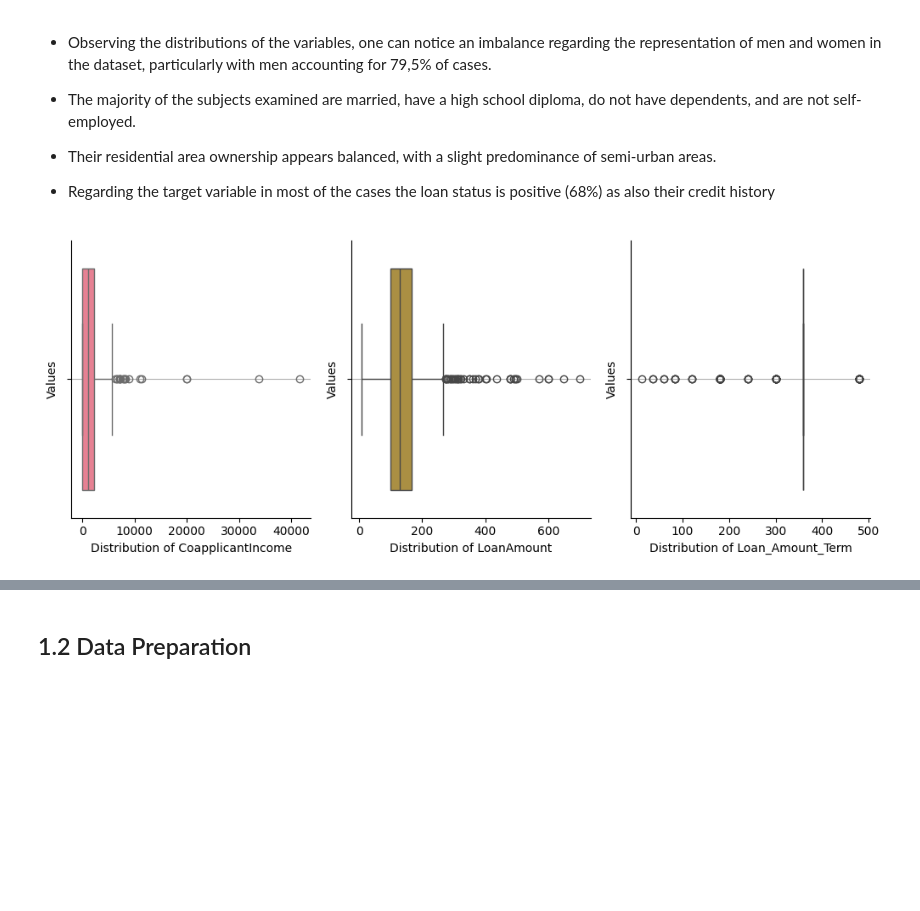
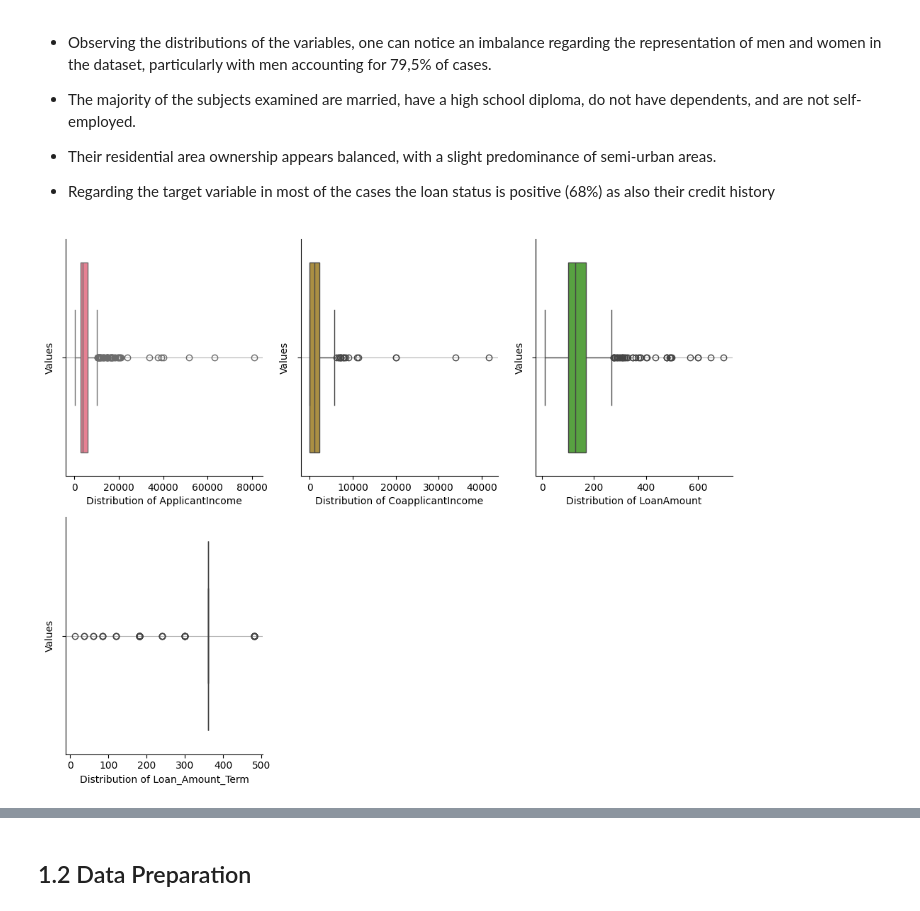
Before and after one commit to NiccoloMarzi/Ethics-in-AI, a Jupyter notebook: loan_eligibility.ipynb, the cells around one changed output, grey strips where cells are left out. Drawn from its saved outputs; the diff is of its cells as text; code cells hidden in the pictures; blank space fills up the shorter version.

```diff
--- a/loan_eligibility.ipynb
+++ b/loan_eligibility.ipynb
@@ -124,7 +121,7 @@ plot_column_distributions(df[discrete_columns], palette)
 
 - Regarding the target variable in most of the cases the loan status is positive (68%) as also their credit history
 # %%
-continuos_columns = df.select_dtypes(include=['float64']).columns.tolist()
+continuos_columns = df.select_dtypes(include=['float64', 'int64']).columns.tolist()
 plot_column_distributions(df[continuos_columns], palette, "continue")
 # %% [output]
-[figure, old version]
+[figure, new version]
```
Also changed, not shown: parts of 50 cells of this notebook.
